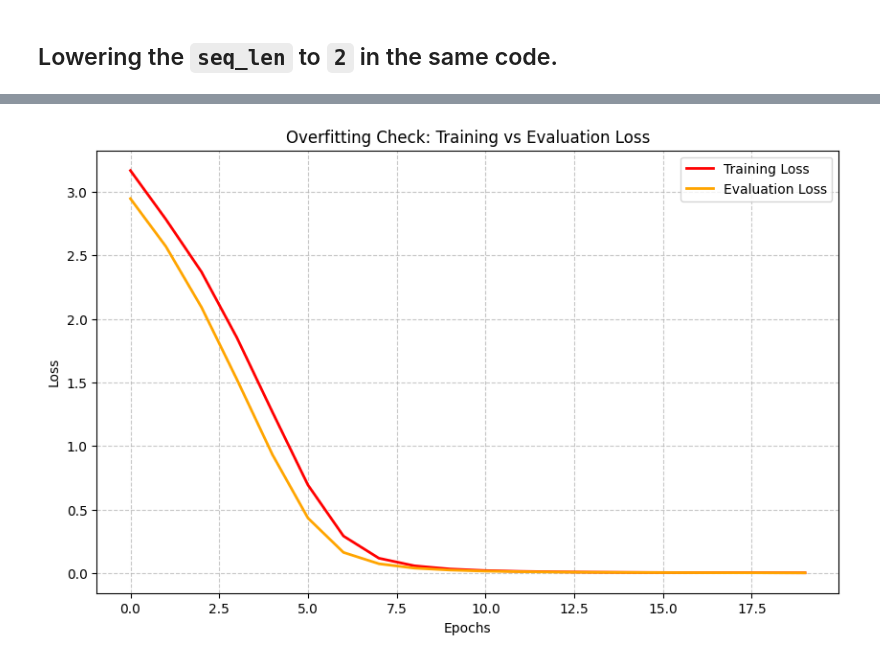
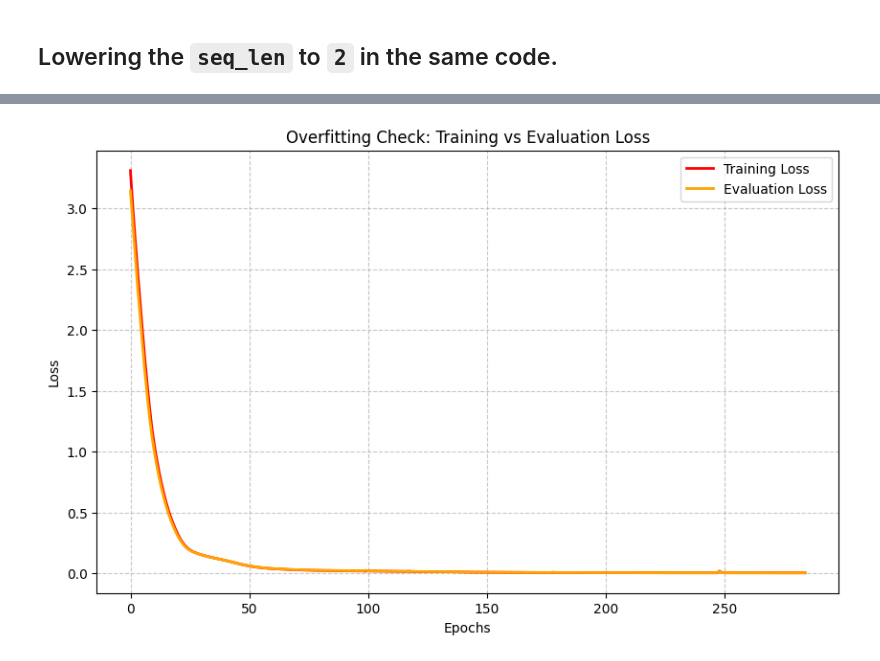
Before and after one commit to Aavash232311/transformer-pt-analysis, a Jupyter notebook: analysis/analysis.ipynb, the cells around one changed output, grey strips where cells are left out. Saved outputs shown, nothing was run; the diff lists cells and outputs as text; code cells hidden in the pictures.

Commit message:
I see some oscillation with n_head=1 and more epoch

```diff
--- a/analysis/analysis.ipynb
+++ b/analysis/analysis.ipynb
@@ -668,7 +668,7 @@ class FibonacciModDataset(Dataset):
         return self.samples[idx]
 
 class MinimalTransformer(nn.Module):
-    def __init__(self, vocab_size, d_model=12, n_heads=6, num_layers=2, max_seq_len=20):
+    def __init__(self, vocab_size, d_model=8, n_heads=1, num_layers=1, max_seq_len=20):
         super().__init__()
         self.token_embed = nn.Embedding(vocab_size, d_model)
         self.pos_embed = nn.Embedding(max_seq_len, d_model)
@@ -753,8 +753,8 @@ def evaluate_model(model, dataloader, show_accuracy = False):
     return avg_loss
 
 vocab_size = 23
-batch_size = 128
-generated_ds = FibonacciModDataset(num_samples=5000, mod=vocab_size, seq_len=2)
+batch_size = 64
+generated_ds = FibonacciModDataset(num_samples=5000, mod=vocab_size, seq_len=20)
 
 
 
@@ -768,7 +768,7 @@ test_loader = DataLoader(test_ds, batch_size=batch_size)
 
 model = MinimalTransformer(vocab_size=vocab_size).to(device)
 
-train_model(model, train_loader, epochs=20, test_loader=test_loader)
+train_model(model, train_loader, epochs=285, test_loader=test_loader)
 evaluate_model(model, test_loader, show_accuracy=True)
 
 
@@ -810 +810 @@ Accuracy (eval mode): 100.00%
-[figure, old version]
+[figure, new version]
```
Also changed, not shown: parts of 1 cell of this notebook.
